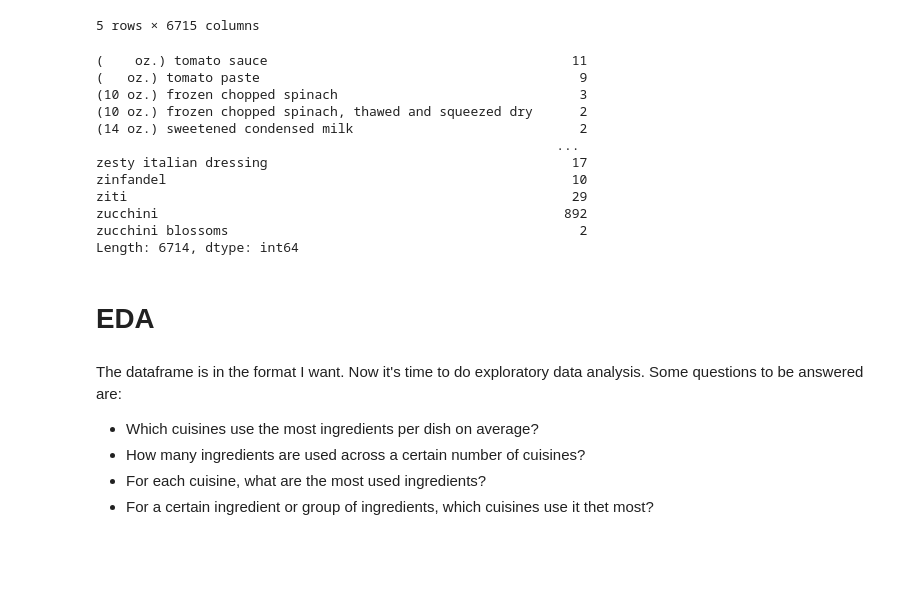
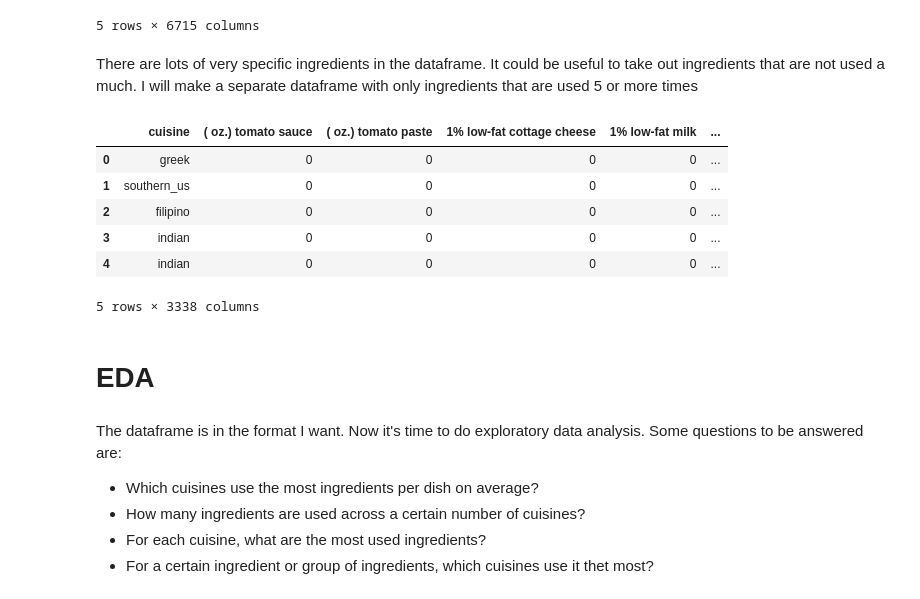
Before and after one commit to josh2894/Josh-Guo-Data-Science, a Jupyter notebook: Foods Project/Foods Project.ipynb, the cells around one changed output. Drawn from its saved outputs; the diff is of its cells as text; code cells hidden in the pictures; blank space fills up the shorter version.

```diff
--- a/Foods Project/Foods Project.ipynb
+++ b/Foods Project/Foods Project.ipynb
@@ -150,25 +150,25 @@ New Dimensions of dataframe: (39774, 6715)
 | 3 | indian | 0 | 0 | 0 | 0 | ... |
 | 4 | indian | 0 | 0 | 0 | 0 | ... |
 5 rows × 6715 columns
-# %%
-ingredients = expanded_df.iloc[:, 1:]
-ingredient_sums = ingredients.sum(axis=0)
-ingredient_sums
-# %% [output]
-(    oz.) tomato sauce                                       11
-(   oz.) tomato paste                                         9
-(10 oz.) frozen chopped spinach                               3
-(10 oz.) frozen chopped spinach, thawed and squeezed dry      2
-(14 oz.) sweetened condensed milk                             2
-                                                           ...
-zesty italian dressing                                       17
-zinfandel                                                    10
-ziti                                                         29
-zucchini                                                    892
-zucchini blossoms                                             2
-Length: 6714, dtype: int64
-# %% [markdown]
-# EDA
+# %% [markdown]
+There are lots of very specific ingredients in the dataframe. It could be useful to take out ingredients that are not used
+a much. I will make a separate dataframe with only ingredients that are used 5 or more times
+# %%
+# Dropping the cuisine column for now, it will be added back later
+expanded_df2 = expanded_df.drop("cuisine", axis=1)
+expanded_df2 = expanded_df2.loc[:, expanded_df2.sum(axis=0) >=5]
+expanded_df2 = pd.concat([cuisine, expanded_df2], axis=1) # Adding back cuisine column
+expanded_df2.head()
+# %% [output]
+|  | cuisine | ( oz.) tomato sauce | ( oz.) tomato paste | 1% low-fat cottage cheese | 1% low-fat milk | ... |
+| 0 | greek | 0 | 0 | 0 | 0 | ... |
+| 1 | southern_us | 0 | 0 | 0 | 0 | ... |
+| 2 | filipino | 0 | 0 | 0 | 0 | ... |
+| 3 | indian | 0 | 0 | 0 | 0 | ... |
+| 4 | indian | 0 | 0 | 0 | 0 | ... |
+5 rows × 3338 columns
+# %% [markdown]
+# EDA
 # %% [markdown]
 The dataframe is in the format I want. Now it's time to do exploratory data analysis. Some questions to be answered are:
 * Which cuisines use the most ingredients per dish on average?
```
